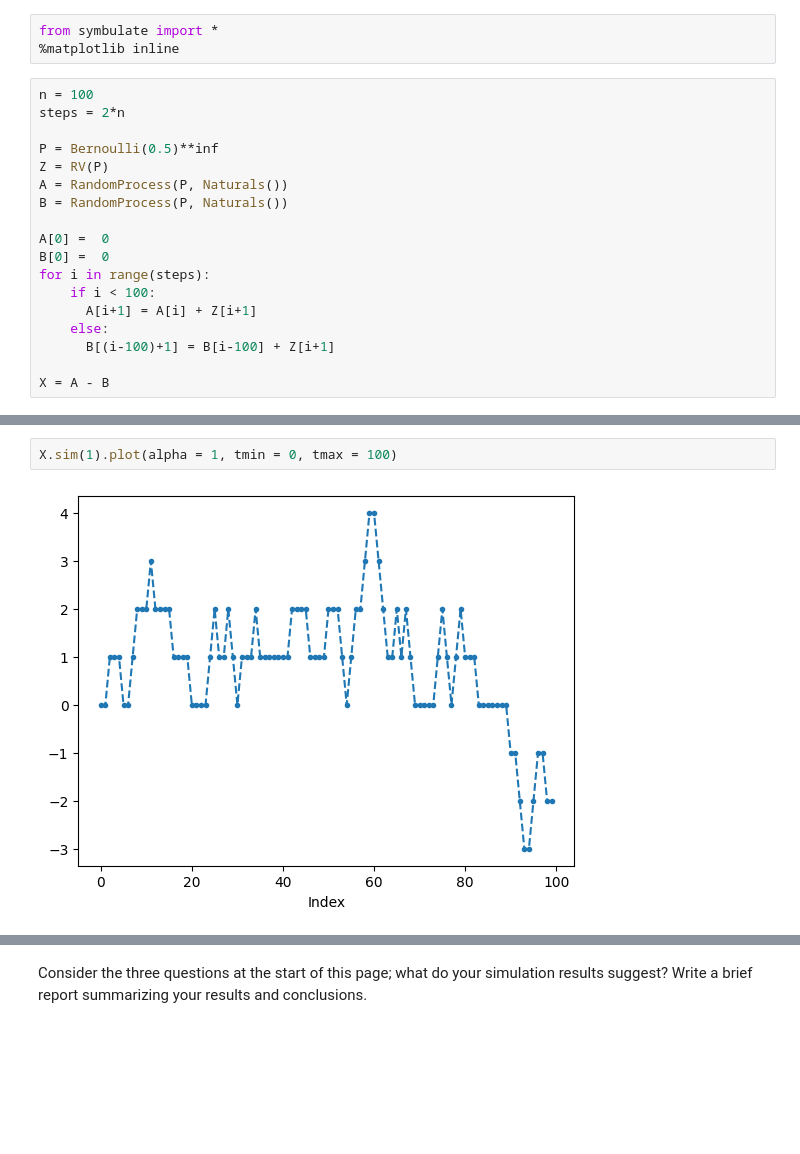
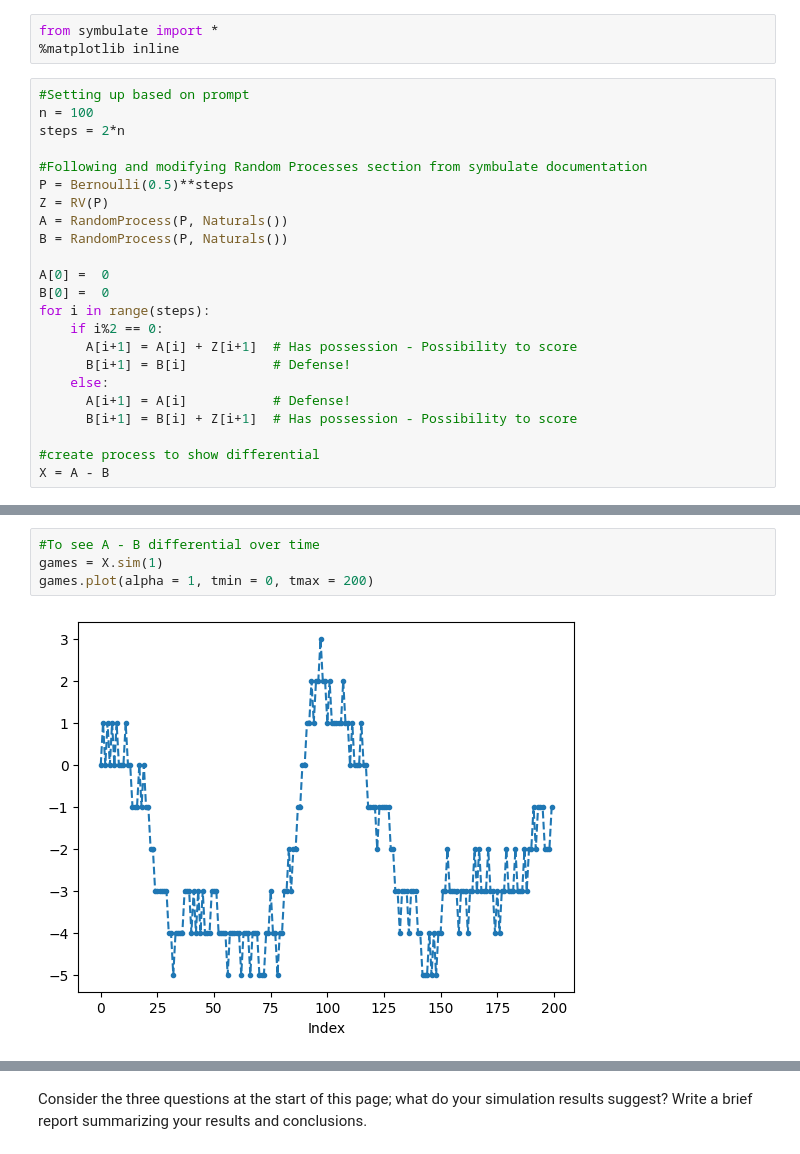
Before and after one commit to NRJaggers/Applied-Stochastic-Processes, a Jupyter notebook: Applications/1-Simple_Random_Walk/Simple_Random_Walk.ipynb, the cells around one changed output, grey strips where cells are left out. Drawn from its saved outputs; the diff is of its cells as text; blank space fills up the shorter version.

```diff
--- a/Applications/1-Simple_Random_Walk/Simple_Random_Walk.ipynb
+++ b/Applications/1-Simple_Random_Walk/Simple_Random_Walk.ipynb
@@ -45,10 +60,12 @@ fatal: destination path 'symbulate' already exists and is not an empty directory
 from symbulate import *
 %matplotlib inline
 # %%
+#Setting up based on prompt
 n = 100
 steps = 2*n
 
-P = Bernoulli(0.5)**inf
+#Following and modifying Random Processes section from symbulate documentation
+P = Bernoulli(0.5)**steps
 Z = RV(P)
 A = RandomProcess(P, Naturals())
 B = RandomProcess(P, Naturals())
@@ -56,10 +73,13 @@ B = RandomProcess(P, Naturals())
 A[0] =  0
 B[0] =  0
 for i in range(steps):
-    if i < 100:
-      A[i+1] = A[i] + Z[i+1]
+    if i%2 == 0:
+      A[i+1] = A[i] + Z[i+1]  # Has possession - Possibility to score
+      B[i+1] = B[i]           # Defense!
     else:
-      B[(i-100)+1] = B[i-100] + Z[i+1]
+      A[i+1] = A[i]           # Defense!
+      B[i+1] = B[i] + Z[i+1]  # Has possession - Possibility to score
 
+#create process to show differential
 X = A - B
 # %%
@@ -73,4 +91,6 @@ B.sim(1).plot(alpha = 1, tmin = 0, tmax = 100)
 # %%
-X.sim(1).plot(alpha = 1, tmin = 0, tmax = 100)
+#To see A - B differential over time
+games = X.sim(1)
+games.plot(alpha = 1, tmin = 0, tmax = 200)
 # %% [output]
-[figure, old version]
+[figure, new version]
```
Also changed, not shown: parts of 8 cells of this notebook.
